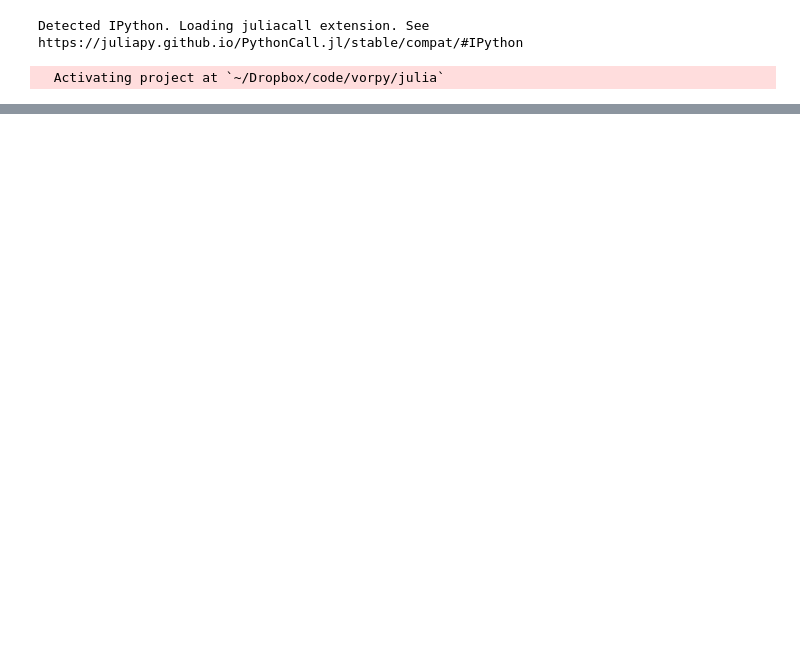
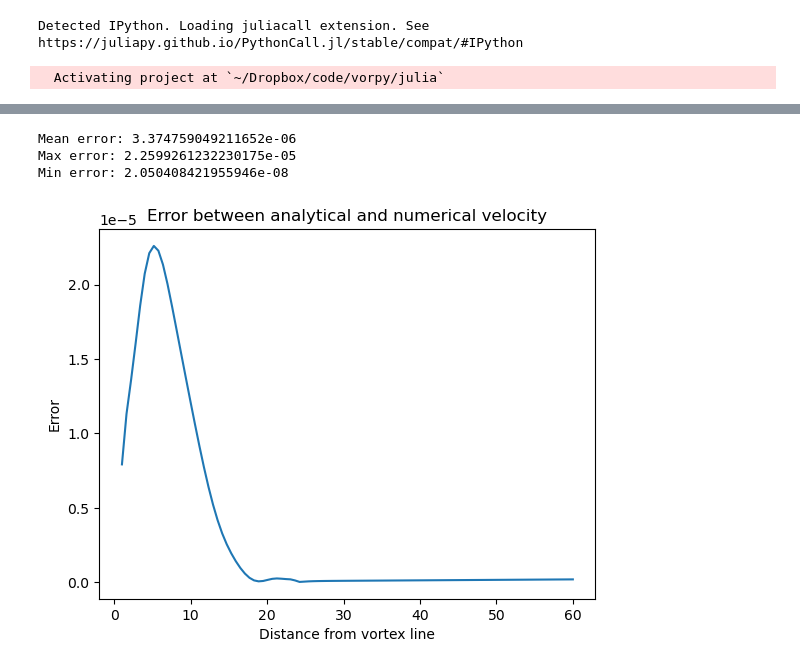
Before and after one commit to colecooper100/vorpy, a Jupyter notebook: src/vorpy/vorpy_test.ipynb, the cells around one changed output, grey strips where cells are left out. Cells and saved outputs as stored; diff of their text form; code cells hidden in the pictures; blank space fills up the shorter version.

```diff
--- a/src/vorpy/vorpy_test.ipynb
+++ b/src/vorpy/vorpy_test.ipynb
@@ -38,2 +90,18 @@ plt.show()
+# %%
+errvec = np.abs(velana - velnum[:, 2])
+print('Mean error:', np.mean(errvec))
+print('Max error:', np.max(errvec))
+print('Min error:', np.min(errvec))
+
+plt.plot(fps[:, 1], errvec)
+plt.title('Error between analytical and numerical velocity')
+plt.xlabel('Distance from vortex line')
+plt.ylabel('Error')
+plt.show()
+# %% [output]
+Mean error: 3.374759049211652e-06
+Max error: 2.2599261232230175e-05
+Min error: 2.050408421955946e-08
+[figure, added]
 # %%
 plt.plot(fps[:, 1], velana, label='Analytical')
```
Also changed, not shown: parts of 12 cells of this notebook, 8 other files.
